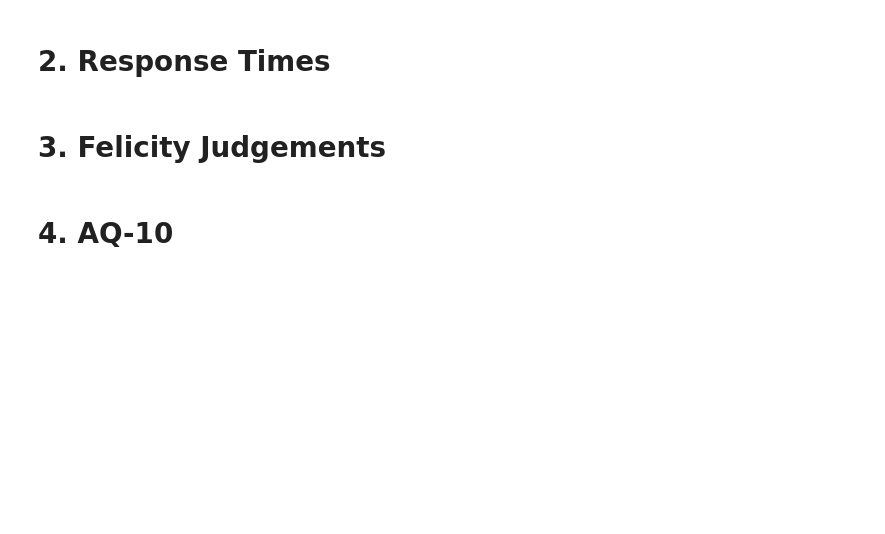
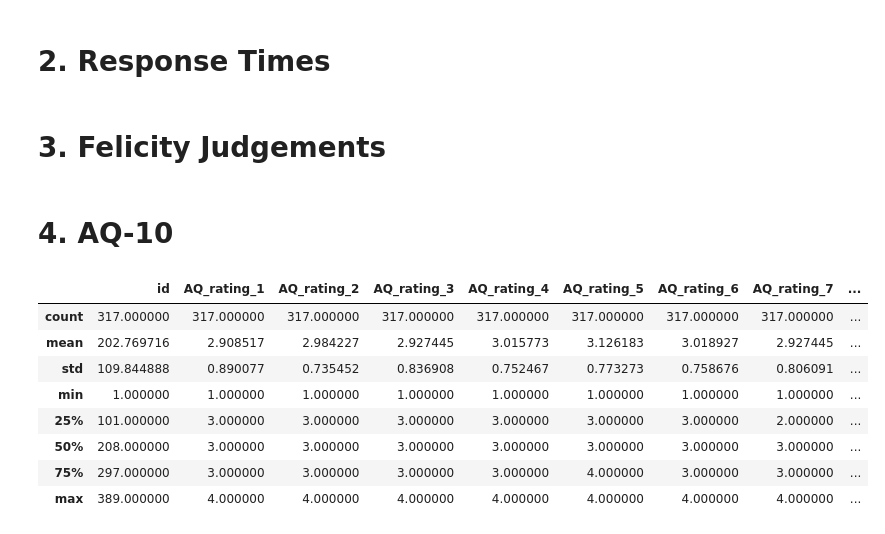
Before and after one commit to BryanGonzalez262/KnowledgeBeliefASD, a Jupyter notebook: analysis/asc_analysis.ipynb, the cells around one changed output. Cells and saved outputs as stored; diff of their text form; code cells hidden in the pictures; blank space fills up the shorter version.

```diff
--- a/analysis/asc_analysis.ipynb
+++ b/analysis/asc_analysis.ipynb
@@ -333,10 +336,24 @@ ax.legend(g.get_legend_handles_labels()[0][:2], g.get_legend_handles_labels()[1]
 # 4. AQ-10
 # %%
 
-a_dat = pd.read_sql('SELECT * FROM autism_scores A INNER JOIN subjects B ON A.prolific_id = B.prolific_id WHERE B.completion_code="XXXX"', con=conn)
+a_dat =  pd.read_sql("SELECT * FROM autism_scores A INNER JOIN subjects B ON A.prolific_id = B.prolific_id "
+                   "WHERE B.block1_complete=TRUE "
+                   "AND B.block2_complete=TRUE "
+                   "AND B.block3_complete=TRUE "
+                   "AND B.completion_code LIKE '%XXX%'", con=conn)
 a_dat = a_dat.loc[:,~a_dat.columns.duplicated()].copy() # prolific id from both tables will be in df, remove duplicate
 
 #a_dat = a_dat[a_dat.prolific_id.isin(dat.prolific_id.unique()).values] # only use subjects in trial analysis
 a_dat.describe()
+# %% [output]
+|  | id | AQ_rating_1 | AQ_rating_2 | AQ_rating_3 | AQ_rating_4 | AQ_rating_5 | AQ_rating_6 | AQ_rating_7 | ... |
+| count | 317.000000 | 317.000000 | 317.000000 | 317.000000 | 317.000000 | 317.000000 | 317.000000 | 317.000000 | ... |
+| mean | 202.769716 | 2.908517 | 2.984227 | 2.927445 | 3.015773 | 3.126183 | 3.018927 | 2.927445 | ... |
+| std | 109.844888 | 0.890077 | 0.735452 | 0.836908 | 0.752467 | 0.773273 | 0.758676 | 0.806091 | ... |
+| min | 1.000000 | 1.000000 | 1.000000 | 1.000000 | 1.000000 | 1.000000 | 1.000000 | 1.000000 | ... |
+| 25% | 101.000000 | 3.000000 | 3.000000 | 3.000000 | 3.000000 | 3.000000 | 3.000000 | 2.000000 | ... |
+| 50% | 208.000000 | 3.000000 | 3.000000 | 3.000000 | 3.000000 | 3.000000 | 3.000000 | 3.000000 | ... |
+| 75% | 297.000000 | 3.000000 | 3.000000 | 3.000000 | 3.000000 | 4.000000 | 3.000000 | 3.000000 | ... |
+| max | 389.000000 | 4.000000 | 4.000000 | 4.000000 | 4.000000 | 4.000000 | 4.000000 | 4.000000 | ... |
 # %%
 a_dat[a_dat.prolific_id.isin(dat.prolific_id.unique().tolist())]
```
Also changed, not shown: parts of 10 cells of this notebook, 4 other files.
